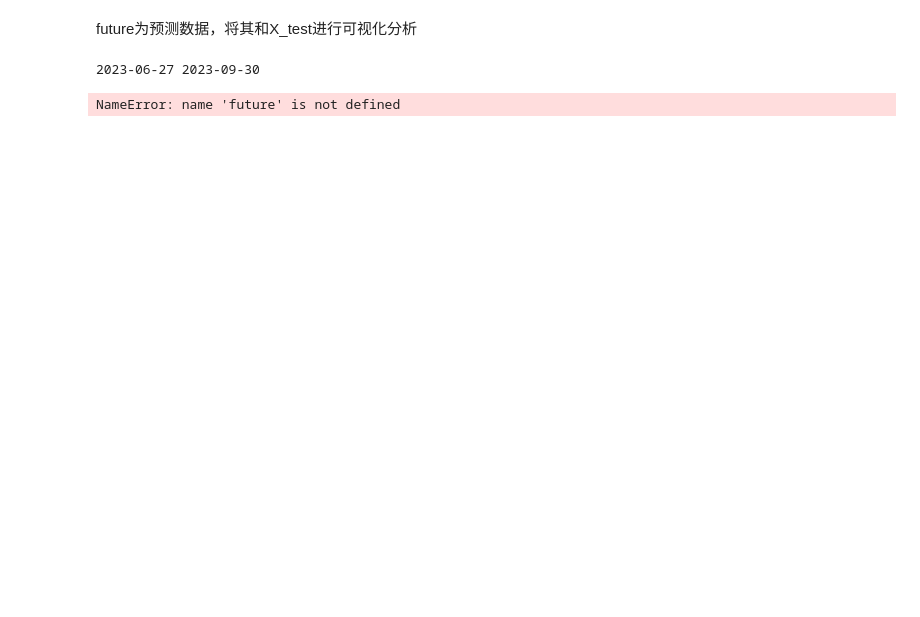
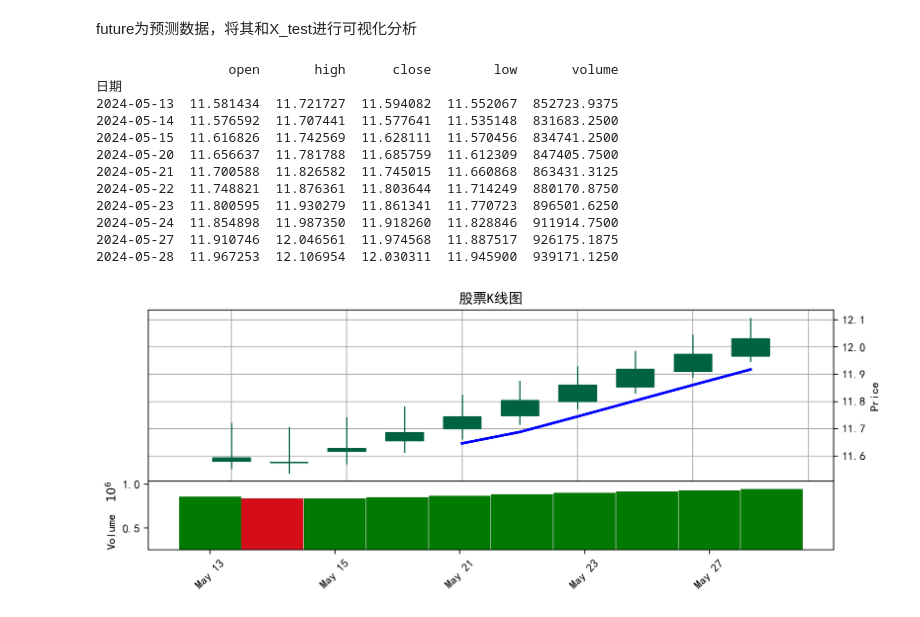
Before and after one commit to jkljklkjj/MachineLearn, a Jupyter notebook: 真正的作业 copy.ipynb, the cells around one changed output. Saved outputs shown, nothing was run; the diff lists cells and outputs as text; code cells hidden in the pictures; blank space fills up the shorter version.

```diff
--- a/真正的作业 copy.ipynb
+++ b/真正的作业 copy.ipynb
@@ -36,19 +36,16 @@ df.set_index('日期', inplace=True)
 # %%
 import matplotlib.pyplot as plt
 import mplfinance as mpf
-import numpy as np
 
 data = df.rename(columns={'开盘': 'open', '最高': 'high', '收盘': 'close', '最低': 'low', '成交量': 'volume'})
 
 def kline(data,start_time,end_time):#绘制K线图
-    print(start_time,end_time)
+    print(data)
     plt.rcParams['font.sans-serif'] = ['SimHei']
     plt.rcParams['axes.unicode_minus'] = False
     # 处理数据
     data = data[start_time:end_time]
 
-    # 添加图表
-    global fig
     fig = plt.figure(figsize=(8, 4),dpi=200)
     ax = fig.add_axes([0,0.2,1,0.5])
     ax2 = fig.add_axes([0,0,1,0.2])
@@ -338,27 +409,21 @@ plt.show()
 # %% [markdown]
 future为预测数据，将其和X_test进行可视化分析
 # %%
-start_time = '2023-06-27'
-end_time = '2023-09-30'
-
-print(start_time,end_time)
-future=future.rename(columns={'开盘': 'open', '最高': 'high', '收盘': 'close', '最低': 'low', '成交量': 'volume'})
+start_time = '2024-05-13'
+end_time = '2024-05-28'
+future = future.rename(columns={'开盘': 'open', '最高': 'high', '收盘': 'close', '最低': 'low', '成交量': 'volume'})
 kline(future,start_time,end_time)
-kline(data,start_time,end_time)
-
-# 计算两个 DataFrame 的差值
-future = future[start_time:end_time]
-data = data[start_time:end_time]
-diff = future - data
-
-# 计算每个数据点的误差
-error = diff.abs()
-
-# 计算平均误差
-mean_error = error.var()
-print(error)
-
-print(mean_error)
 # %% [output]
-2023-06-27 2023-09-30
+                 open       high      close        low       volume
+日期
+2024-05-13  11.581434  11.721727  11.594082  11.552067  852723.9375
+2024-05-14  11.576592  11.707441  11.577641  11.535148  831683.2500
+2024-05-15  11.616826  11.742569  11.628111  11.570456  834741.2500
+2024-05-20  11.656637  11.781788  11.685759  11.612309  847405.7500
+2024-05-21  11.700588  11.826582  11.745015  11.660868  863431.3125
+2024-05-22  11.748821  11.876361  11.803644  11.714249  880170.8750
+2024-05-23  11.800595  11.930279  11.861341  11.770723  896501.6250
+2024-05-24  11.854898  11.987350  11.918260  11.828846  911914.7500
+2024-05-27  11.910746  12.046561  11.974568  11.887517  926175.1875
+2024-05-28  11.967253  12.106954  12.030311  11.945900  939171.1250
-NameError: name 'future' is not defined
+[figure, added]
```
Also changed, not shown: parts of 8 cells of this notebook, 16 other files.
